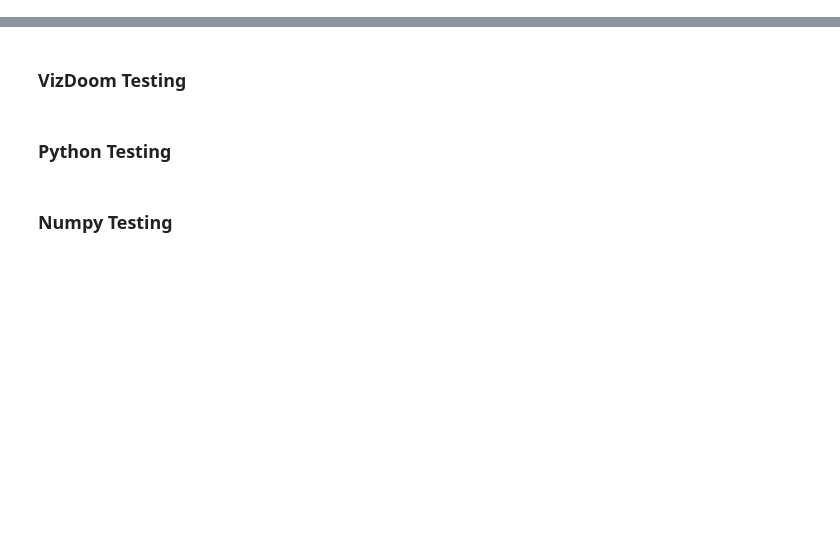
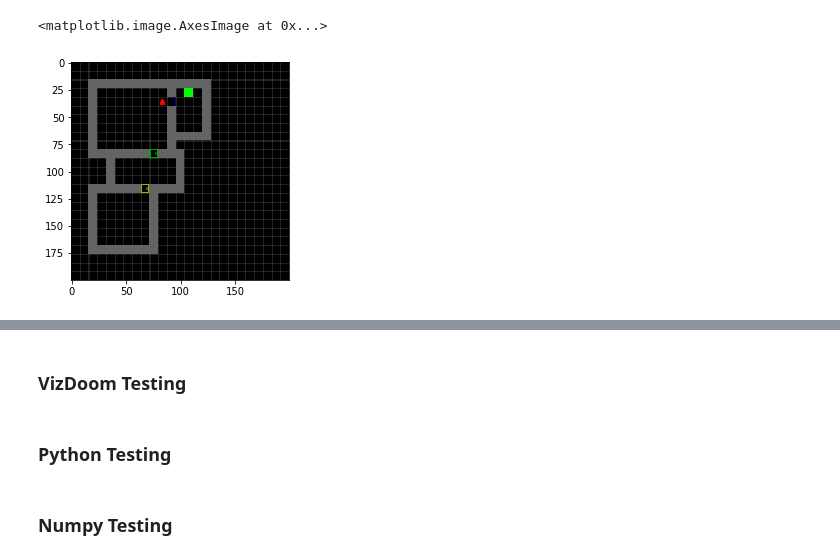
Before and after one commit to 2016choang/sfl, a Jupyter notebook: playground/new-envs.ipynb, the cells around one changed output, grey strips where cells are left out. Saved outputs shown, nothing was run; the diff lists cells and outputs as text; code cells hidden in the pictures; blank space fills up the shorter version.

```diff
--- a/playground/new-envs.ipynb
+++ b/playground/new-envs.ipynb
@@ -32,0 +70,6 @@ from gym_minigrid.envs.multiroom import MultiRoomEnv
+# %%
+pos = landmarks['positions'][2]
+# %%
+obs[obs == 10] = 1
+# %%
+grid, _ = Grid.decode(obs)
@@ -32,0 +80,7 @@ from gym_minigrid.envs.multiroom import MultiRoomEnv
+# %%
+img = grid.render(8, agent_pos=tuple(pos), agent_dir=3)
+# %%
+plt.imshow(img)
+# %% [output]
+<matplotlib.image.AxesImage at 0x...>
+[figure, added]
```
Also changed, not shown: parts of 19 cells of this notebook, 4 other files.
